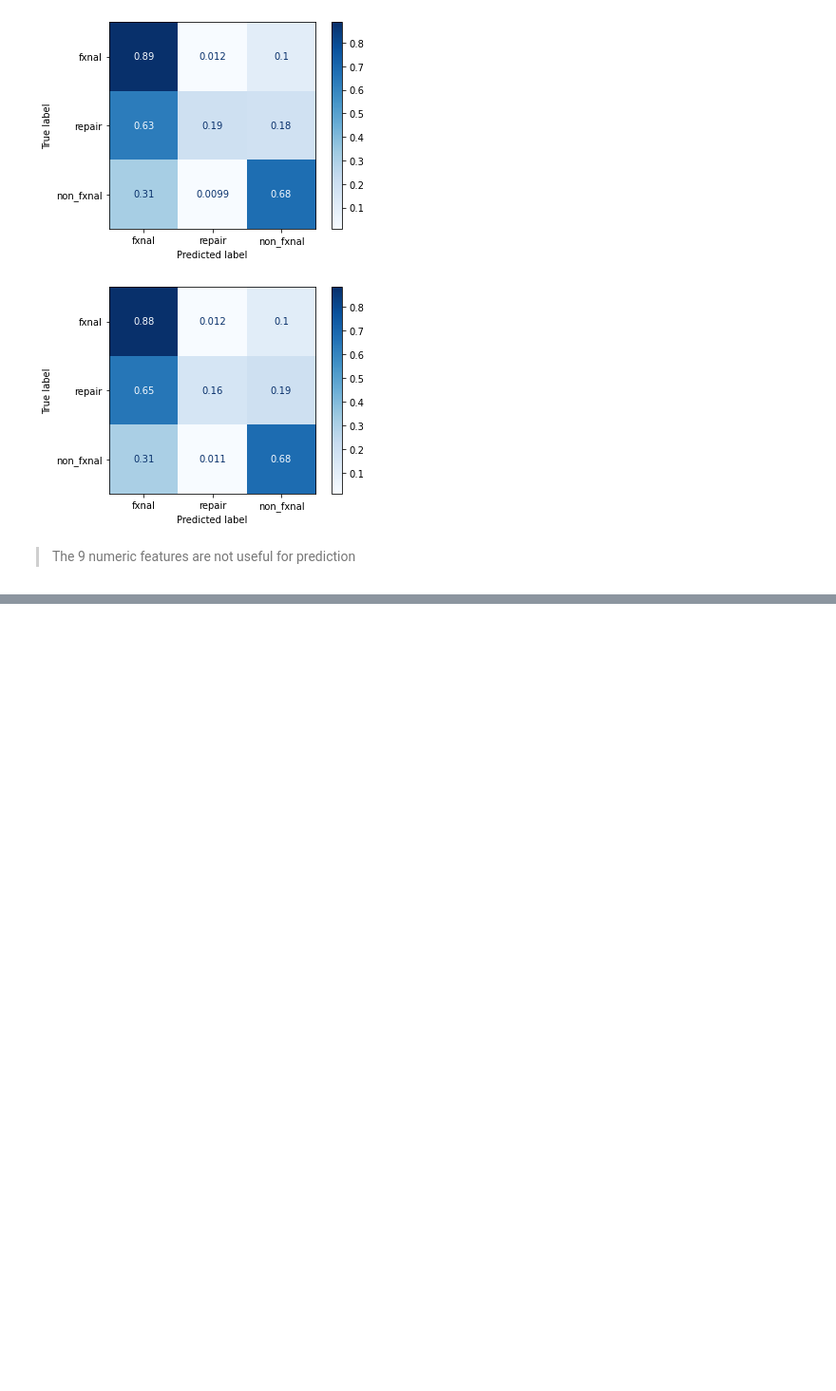
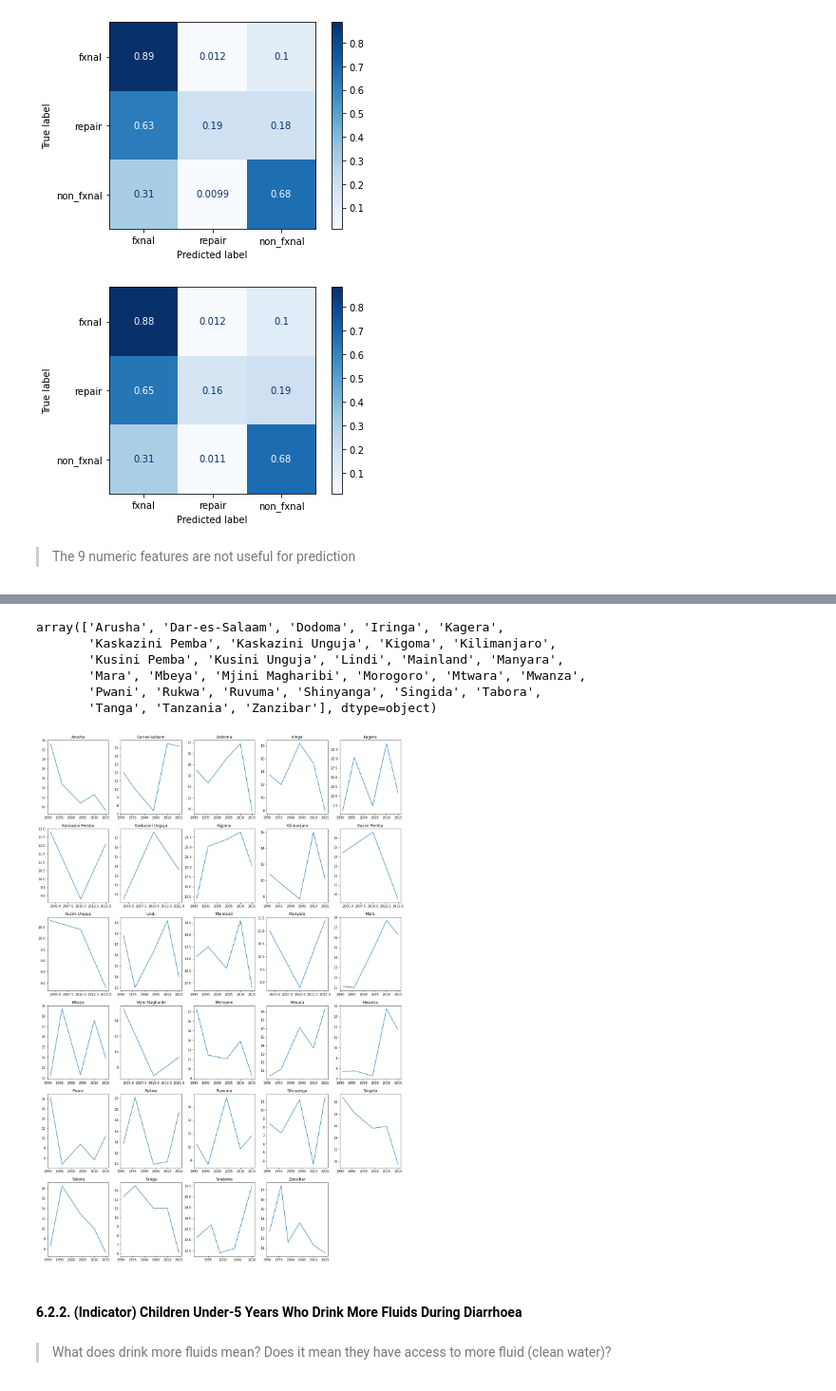
Before and after one commit to kalebts/Tanzania-Group-Project, a Jupyter notebook: codycan_01.ipynb, the cells around one changed output, grey strips where cells are left out. Shown at 95% size. Saved outputs shown, nothing was run; the diff lists cells and outputs as text; code cells hidden in the pictures; blank space fills up the shorter version.

```diff
--- a/codycan_01.ipynb
+++ b/codycan_01.ipynb
@@ -754,0 +1253,5 @@ Name: subvillage, dtype: object
+# %%
+#focus on the subgroup Total
+subgr_total = u5_diarrhoea_df["Subgroup"]=="Total"
+u5_diarrhoea_df_total = u5_diarrhoea_df[subgr_total].drop(columns = ["Subgroup"])
+u5_diarrhoea_df_total.sort_values(by = "Area").head(12)
@@ -754,0 +1318,6 @@ Name: subvillage, dtype: object
+# %%
+#see a lot of duplication here
+#let's drop duplicates
+u5_diarrhoea_df_total = u5_diarrhoea_df_total.drop_duplicates(subset=["Area", "Area ID", "Time Period", "Data Value"])
+u5_diarrhoea_df_total
+#from 160 down to 138 rows
@@ -754,0 +1353,13 @@ Name: subvillage, dtype: object
+# %%
+#let's map the Time Period to Year
+#1991-1992 call it 1991
+#2004-2005 call it 2004
+#2015-2016 call it 2015
+
+map_dict = {"1991-1992": 1991,
+            "1996": 1996,
+            "1999": 1999,
+            "2004-2005": 2004,
+            "2010": 2010,
+            "2015-2016": 2015}
+u5_diarrhoea_df_total["Year"] = u5_diarrhoea_df_total["Time Period"].map(map_dict)
@@ -754,0 +1386,28 @@ Name: subvillage, dtype: object
+# %%
+#get all area more than 1 data point
+areas = np.array((u5_diarrhoea_df_total["Area"].value_counts().loc[lambda x: x>1]).index)
+areas.sort()
+areas
+#29 of them
+# %% [output]
+array(['Arusha', 'Dar-es-Salaam', 'Dodoma', 'Iringa', 'Kagera',
+       'Kaskazini Pemba', 'Kaskazini Unguja', 'Kigoma', 'Kilimanjaro',
+       'Kusini Pemba', 'Kusini Unguja', 'Lindi', 'Mainland', 'Manyara',
+       'Mara', 'Mbeya', 'Mjini Magharibi', 'Morogoro', 'Mtwara', 'Mwanza',
+       'Pwani', 'Rukwa', 'Ruvuma', 'Shinyanga', 'Singida', 'Tabora',
+       'Tanga', 'Tanzania', 'Zanzibar'], dtype=object)
+# %%
+fig = plt.figure(figsize=(20,30))
+
+for idx, area in enumerate(areas):
+    df = u5_diarrhoea_df_total[u5_diarrhoea_df_total["Area"] == area]
+    df = df.sort_values(by = "Year")
+    plt.subplot(6,5,idx+1)
+    plt.plot(df["Year"], df["Data Value"])
+    plt.title(area)
+# %% [output]
+[figure, added]
+# %% [markdown]
+#### 6.2.2. (Indicator) Children Under-5 Years Who Drink More Fluids During Diarrhoea
+# %% [markdown]
+> What does drink more fluids mean? Does it mean they have access to more fluid (clean water)?
```
Also changed, not shown: parts of 81 cells of this notebook, 1 other file.
